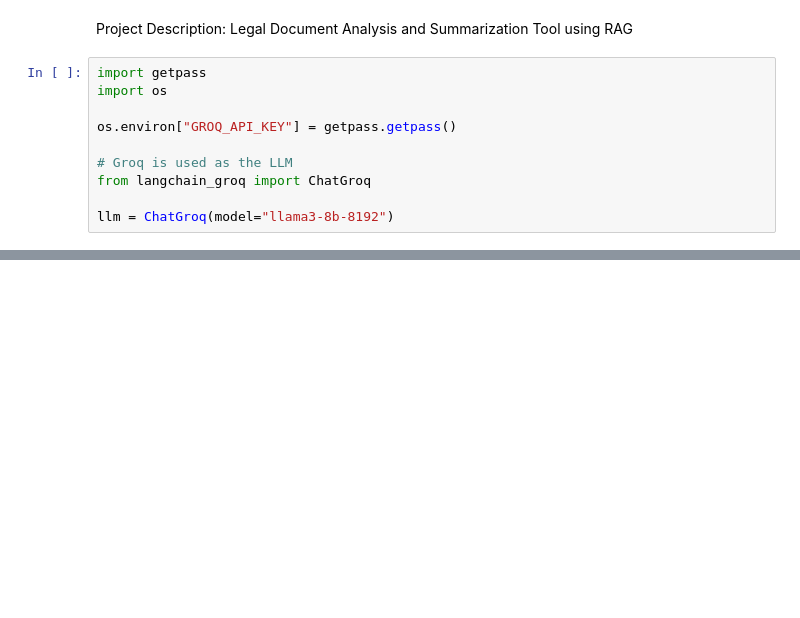
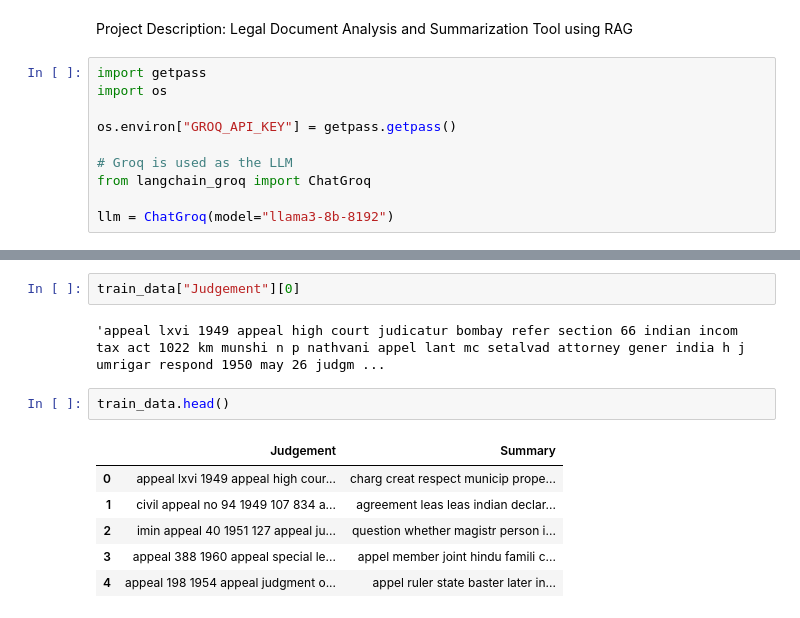
Before and after one commit to rohanrvpatil/rag_legal, a Jupyter notebook: task.ipynb, the cells around one changed output, grey strips where cells are left out. Cells and saved outputs as stored; diff of their text form; blank space fills up the shorter version.

Commit message:
onto training

```diff
--- a/task.ipynb
+++ b/task.ipynb
@@ -148,0 +117,13 @@ ParseError: not well-formed (invalid token): line 6, column 13 (<string>)
+# %%
+train_data["Judgement"][0]
+# %% [output]
+'appeal lxvi 1949 appeal high court judicatur bombay refer section 66 indian incom tax act 1022 km munshi n p nathvani appel lant mc setalvad attorney gener india h j umrigar respond 1950 may 26 judgm ...
+# %%
+train_data.head()
+# %% [output]
+|  | Judgement | Summary |
+| 0 | appeal lxvi 1949 appeal high cour... | charg creat respect municip prope... |
+| 1 | civil appeal no 94 1949 107 834 a... | agreement leas leas indian declar... |
+| 2 | imin appeal 40 1951 127 appeal ju... | question whether magistr person i... |
+| 3 | appeal 388 1960 appeal special le... | appel member joint hindu famili c... |
+| 4 | appeal 198 1954 appeal judgment o... | appel ruler state baster later in... |
```
Also changed, not shown: parts of 11 cells of this notebook, 3 other files.
